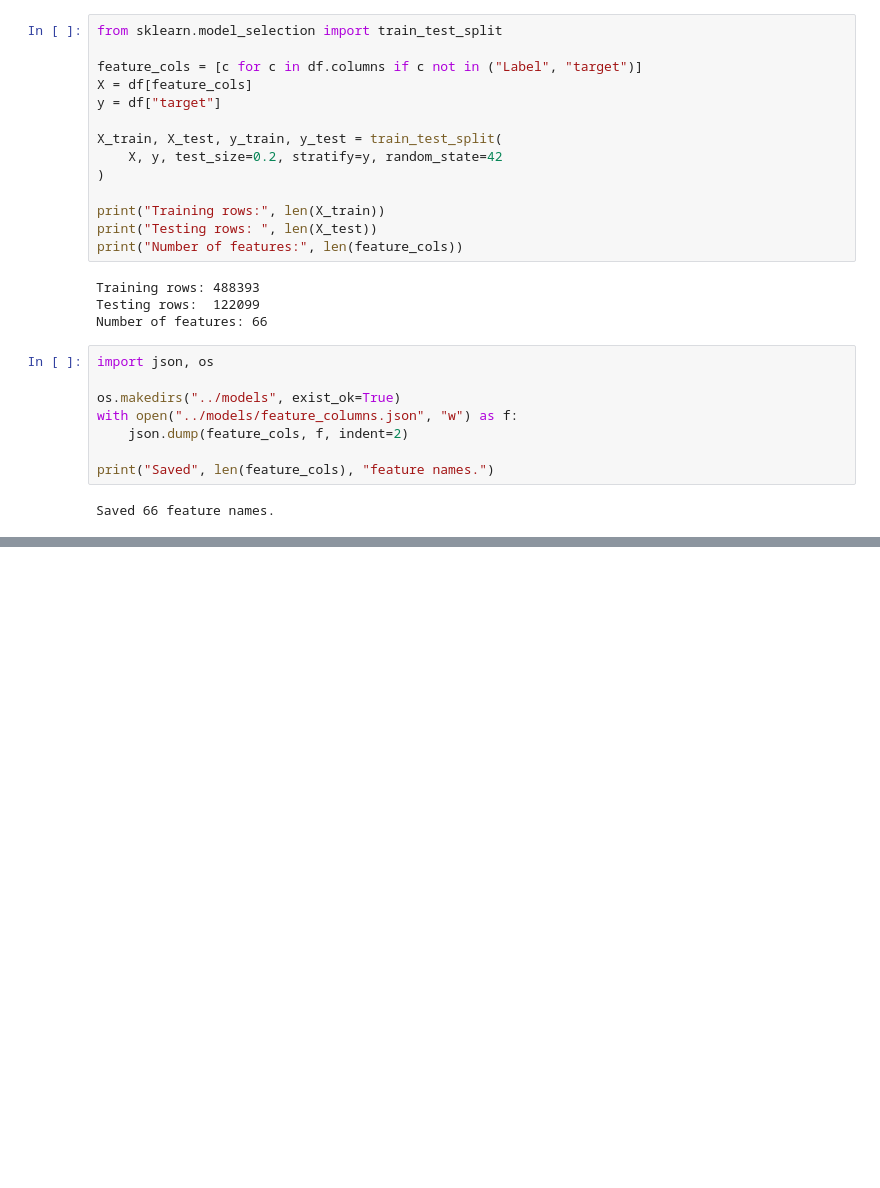
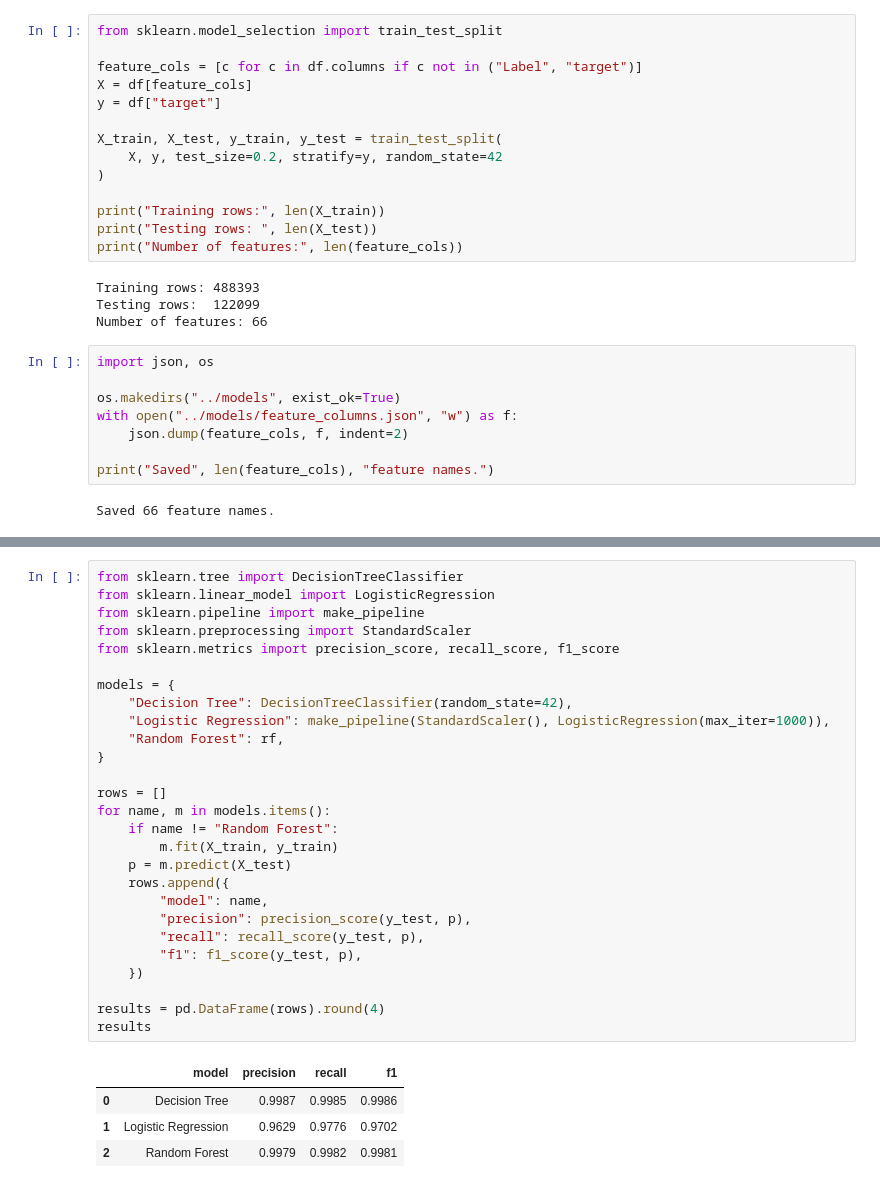
Before and after one commit to nileshthapliyal220/NIDS-project, a Jupyter notebook: notebooks/01_explore.ipynb, the cells around one changed output, grey strips where cells are left out. Cells and saved outputs as stored; diff of their text form; blank space fills up the shorter version.

```diff
--- a/notebooks/01_explore.ipynb
+++ b/notebooks/01_explore.ipynb
@@ -201,0 +276,32 @@ Saved 66 feature names.
+# %%
+from sklearn.tree import DecisionTreeClassifier
+from sklearn.linear_model import LogisticRegression
+from sklearn.pipeline import make_pipeline
+from sklearn.preprocessing import StandardScaler
+from sklearn.metrics import precision_score, recall_score, f1_score
+
+models = {
+    "Decision Tree": DecisionTreeClassifier(random_state=42),
+    "Logistic Regression": make_pipeline(StandardScaler(), LogisticRegression(max_iter=1000)),
+    "Random Forest": rf,
+}
+
+rows = []
+for name, m in models.items():
+    if name != "Random Forest":
+        m.fit(X_train, y_train)
+    p = m.predict(X_test)
+    rows.append({
+        "model": name,
+        "precision": precision_score(y_test, p),
+        "recall": recall_score(y_test, p),
+        "f1": f1_score(y_test, p),
+    })
+
+results = pd.DataFrame(rows).round(4)
+results
+# %% [output]
+|  | model | precision | recall | f1 |
+| 0 | Decision Tree | 0.9987 | 0.9985 | 0.9986 |
+| 1 | Logistic Regression | 0.9629 | 0.9776 | 0.9702 |
+| 2 | Random Forest | 0.9979 | 0.9982 | 0.9981 |
```
Also changed, not shown: parts of 7 cells of this notebook, 1 other file.
